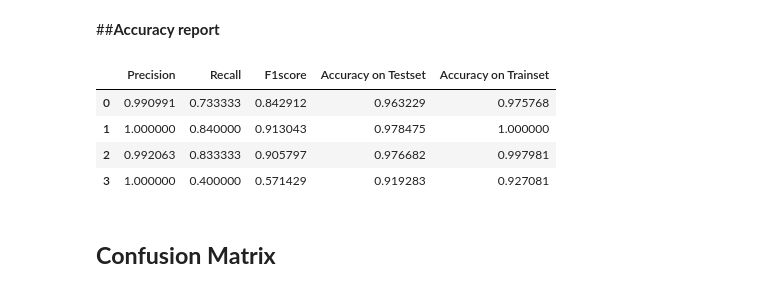
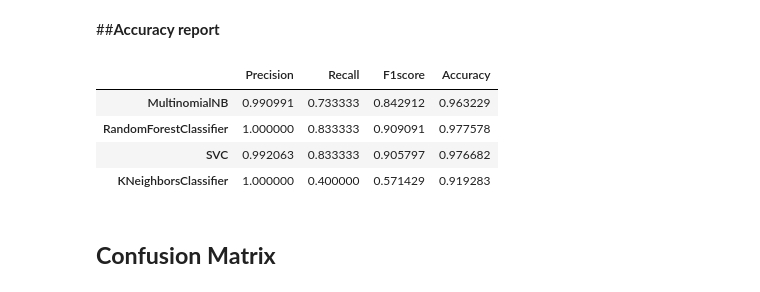
Before and after one commit to vassert32/spam_filter_life_cycle, a Jupyter notebook: spam_filter_full_process.ipynb, the cells around one changed output. Saved outputs shown, nothing was run; the diff lists cells and outputs as text; code cells hidden in the pictures.

```diff
--- a/spam_filter_full_process.ipynb
+++ b/spam_filter_full_process.ipynb
@@ -568,20 +554,45 @@ for i in classificators:
-# %%
-data = {'Precision':precision,
-'Recall':recall,
-'F1score':f1_score,
-'Accuracy on Testset':testset_accuracy,
-'Accuracy on Trainset':trainset_accuracy}
-
-res = pd.DataFrame(data)
-index =["NaiveBayes", "RandomForest", "KNeighbours","SVC"]
-# %%
-res
-# %% [output]
-|  | Precision | Recall | F1score | Accuracy on Testset | Accuracy on Trainset |
-| 0 | 0.990991 | 0.733333 | 0.842912 | 0.963229 | 0.975768 |
-| 1 | 1.000000 | 0.840000 | 0.913043 | 0.978475 | 1.000000 |
-| 2 | 0.992063 | 0.833333 | 0.905797 | 0.976682 | 0.997981 |
-| 3 | 1.000000 | 0.400000 | 0.571429 | 0.919283 | 0.927081 |
+# %%
+# function for getting metrics table
+def cross_table(classifiers, X_test, y_test):
+    precision =[]
+    recall =[]
+    f1_sc = []
+    accuracy = []
+
+    index = []
+
+    for i in classifiers:
+        pred_test = i.predict(X_test)
+
+        prec_s = precision_score(y_test, pred_test)
+        recal_s = recall_score(y_test, pred_test)
+        f1_s = f1_score(y_test, pred_test)
+        accuracy_s = accuracy_score(y_test, pred_test)
+
+        precision.append(prec_s)
+        recall.append(recal_s)
+        f1_sc.append(f1_s)
+        accuracy.append(accuracy_s)
+
+        index.append(type(i).__name__)
+
+    data = {'Precision':precision,
+            'Recall':recall,
+            'F1score':f1_sc,
+            'Accuracy':accuracy}
+
+    res = pd.DataFrame(data, index=index)
+    return res
+# %%
+# tf-idf metrics table for classifiers
+res_tfidf = cross_table(classificators, X_test, y_test)
+res_tfidf
+# %% [output]
+|  | Precision | Recall | F1score | Accuracy |
+| MultinomialNB | 0.990991 | 0.733333 | 0.842912 | 0.963229 |
+| RandomForestClassifier | 1.000000 | 0.833333 | 0.909091 | 0.977578 |
+| SVC | 0.992063 | 0.833333 | 0.905797 | 0.976682 |
+| KNeighborsClassifier | 1.000000 | 0.400000 | 0.571429 | 0.919283 |
 # %% [markdown]
 ## **Confusion Matrix**
 # %%
```
Also changed, not shown: parts of 36 cells of this notebook.
